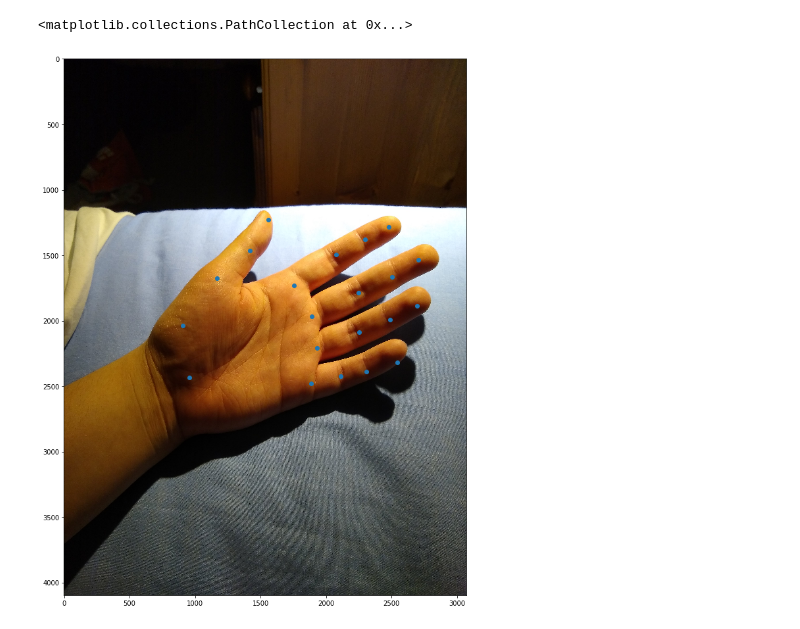
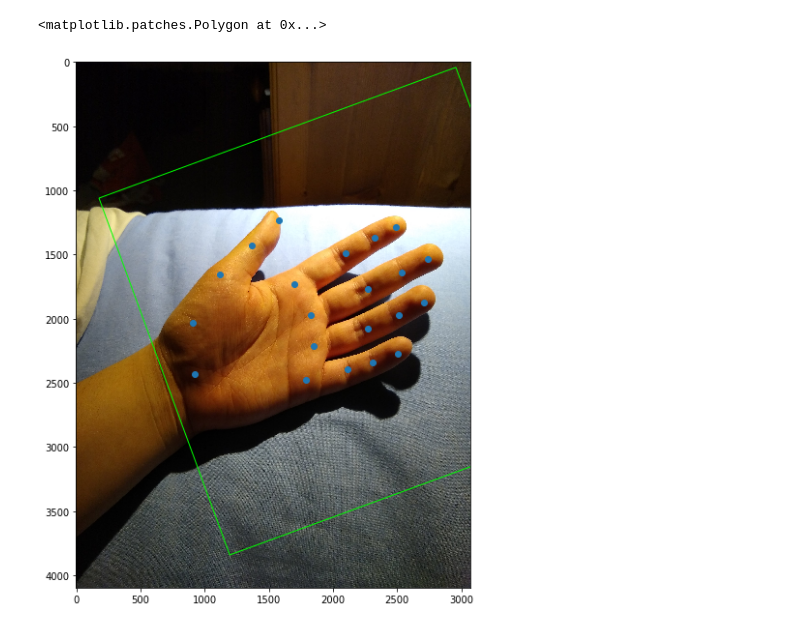
Before and after one commit to wolterlw/hand_tracking, a Jupyter notebook: hand_model.ipynb, the cells around one changed output. Cells and saved outputs as stored; diff of their text form; code cells hidden in the pictures.

```diff
--- a/hand_model.ipynb
+++ b/hand_model.ipynb
@@ -27,9 +26,16 @@ detector = HandTracker(palm_model_path, landmark_model_path, anchors_path)
+# %%
+# box_shift determines
+detector = HandTracker(palm_model_path, landmark_model_path, anchors_path,
+                       box_shift=0.2, box_enlarge=1.3)
 # %%
-kp = detector(img)
+kp, box = detector(img)
 
-plt.figure(figsize=(15,15))
-plt.imshow(img)
-plt.scatter(kp[:,0], kp[:,1])
+f,ax = plt.subplots(1,1, figsize=(10, 10))
+
+ax.imshow(img)
+
+ax.scatter(kp[:,0], kp[:,1])
+ax.add_patch(Polygon(box, color="#00ff00", fill=False))
 # %% [output]
-<matplotlib.collections.PathCollection at 0x...>
+<matplotlib.patches.Polygon at 0x...>
-[figure, old version]
+[figure, new version]
```
Also changed, not shown: parts of 2 cells of this notebook, 1 other file.
